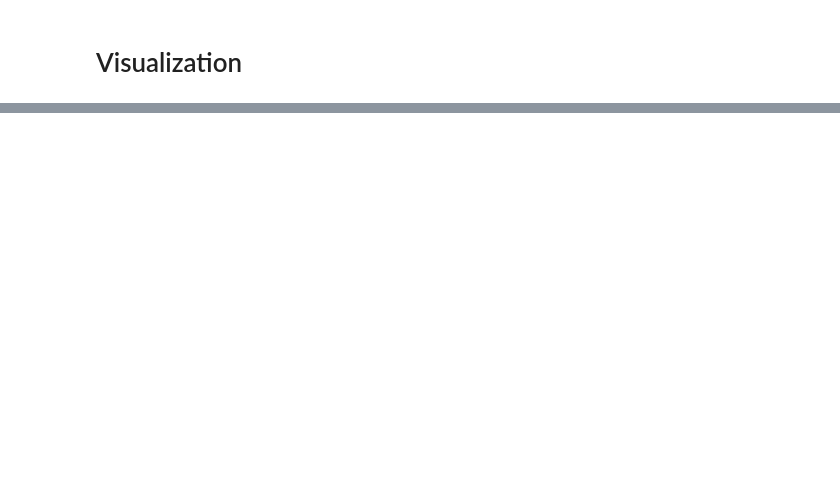
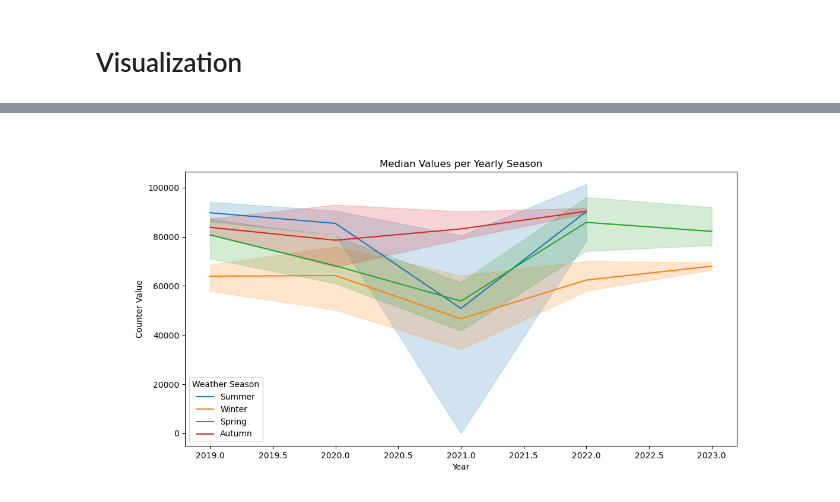
Before and after one commit to martinreimer/FAU-SS23-DataEngineering, a Jupyter notebook: project/data_analysis.ipynb, the cells around one changed output, grey strips where cells are left out. Drawn from its saved outputs; the diff is of its cells as text; code cells hidden in the pictures; blank space fills up the shorter version.

```diff
--- a/project/data_analysis.ipynb
+++ b/project/data_analysis.ipynb
@@ -366,6 +346,6 @@ df_prep_weekly.tail(5)
 # %% [markdown]
 Monthly Resample
 # %%
-df_prep_monthly = df_prep_daily.resample('M').agg({**{col: 'sum' for col in counter_columns_to_keep + ["prcp"]},
+df_prep_monthly = df_prep_daily.resample('M').agg({**{col: 'sum' for col in counter_columns_to_keep + ["prcp", "total_traffic"]},
                                   **{col: 'first' for col in ["weather_season"]},
                                   **{col: 'mean' for col in ["wspd", "temp"]}})
@@ -465,0 +473,18 @@ Index(['100034978 (Gartenstraße)', '100031300 (Hafenstraße)',
+# %%
+# Group the data by 'counter_name', 'weather_season', and 'year'
+df_prep_monthly['Year'] = df_prep_monthly.index.year
+
+grouped_data = df_prep_monthly.groupby([counter_name, 'weather_season', 'Year'])
+
+median_values = grouped_data.median()
+# Plot the median values
+plt.figure(figsize=(12, 6))
+sns.lineplot(data=median_values, x='Year', y=counter_name, hue='weather_season')
+
+plt.title('Median Values per Yearly Season')
+plt.xlabel('Year')
+plt.ylabel('Counter Value')
+plt.legend(title='Weather Season')
+plt.show()
+# %% [output]
+[figure, added]
```
Also changed, not shown: parts of 38 cells of this notebook.
